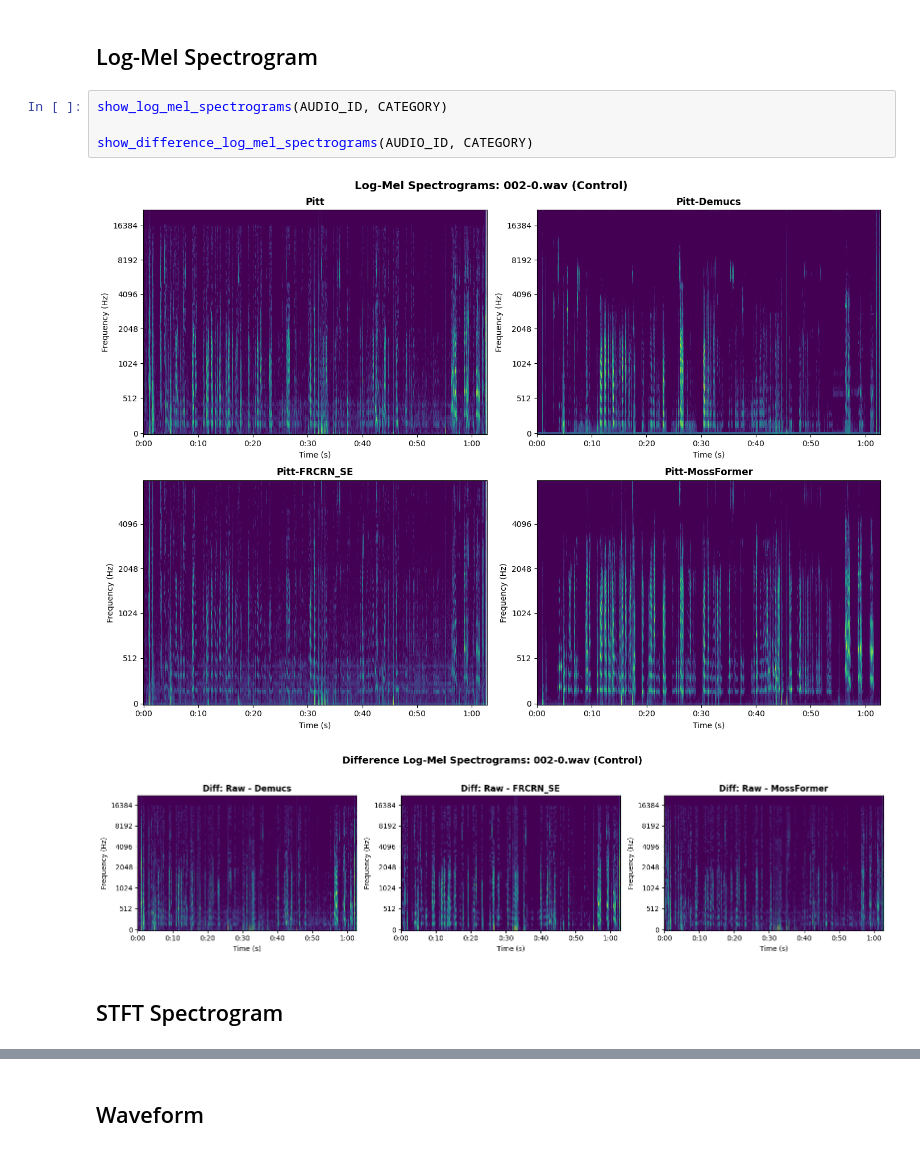
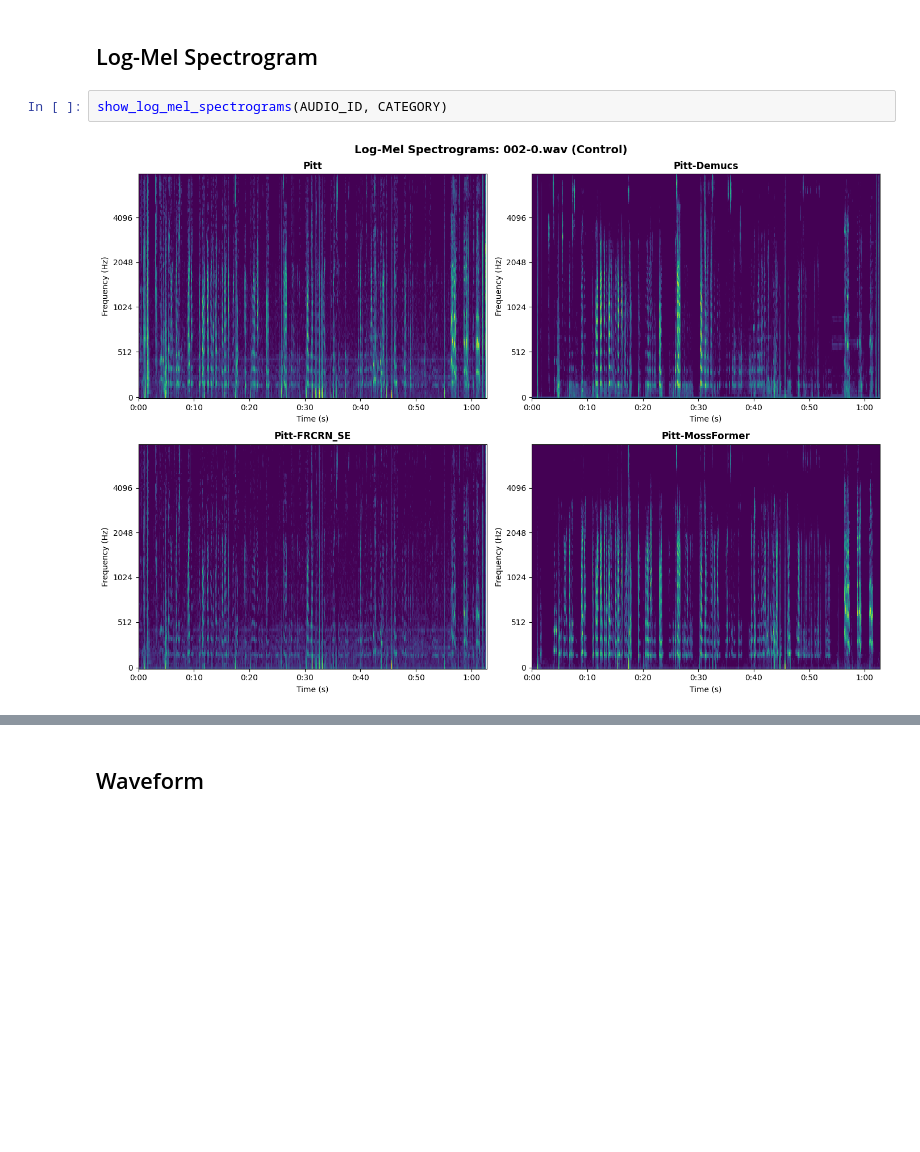
Before and after one commit to Sleepwalker554/Back_to_Origin, a Jupyter notebook: Evaluate_Audio/show.ipynb, the cells around one changed output, grey strips where cells are left out. Cells and saved outputs as stored; diff of their text form; blank space fills up the shorter version.

```diff
--- a/Evaluate_Audio/show.ipynb
+++ b/Evaluate_Audio/show.ipynb
@@ -57,10 +51,5 @@ show_difference_spectrograms(AUDIO_ID, CATEGORY, spec_type='mel')
 ## Log-Mel Spectrogram
 # %%
 show_log_mel_spectrograms(AUDIO_ID, CATEGORY)
-
-show_difference_log_mel_spectrograms(AUDIO_ID, CATEGORY)
 # %% [output]
-[figure, old version]
+[figure, new version]
-[figure, removed]
-# %% [markdown]
-## STFT Spectrogram
```
Also changed, not shown: parts of 5 cells of this notebook, 6 other files.
